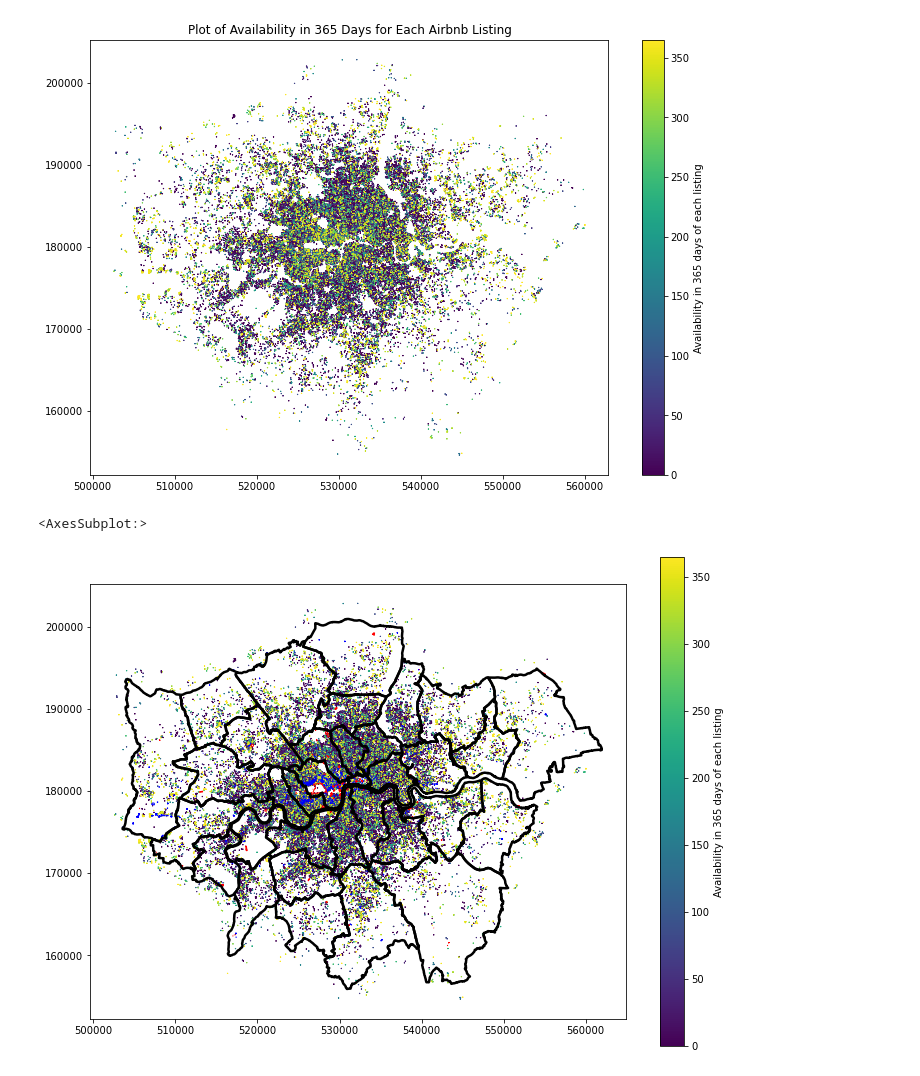
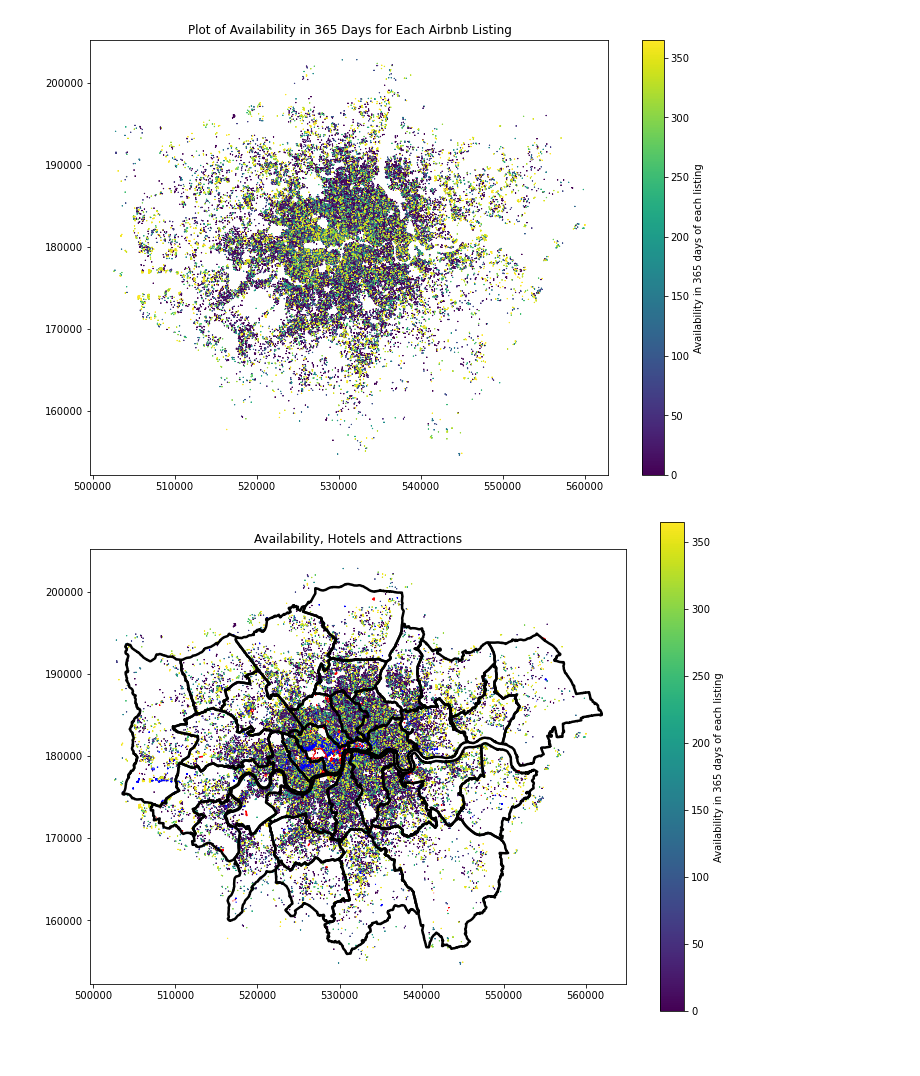
Before and after one commit to ucfnlui/FSDS-CW2-GAGAGAGA-, a Jupyter notebook: Reproducible Analysis/ReproAnalysis.ipynb, the cells around one changed output. Cells and saved outputs as stored; diff of their text form; code cells hidden in the pictures.

```diff
--- a/Reproducible Analysis/ReproAnalysis.ipynb
+++ b/Reproducible Analysis/ReproAnalysis.ipynb
@@ -23,9 +25,9 @@ import shapefile
 # %%
 #Read in data of airbnb listings and london boroughs
-data = pd.read_csv("ucfniul data/listings.csv")
+data = pd.read_csv("http://data.insideairbnb.com/united-kingdom/england/london/2022-09-10/visualisations/listings.csv")
 #print(data.head())
 data.set_index('id', inplace=True)
-london = gpd.read_file("ucfniul data/neighbourhoods.geojson", drivers='GPKG')
+london = gpd.read_file("http://data.insideairbnb.com/united-kingdom/england/london/2022-09-10/visualisations/neighbourhoods.geojson", drivers='GPKG')
 # %%
 #Change the crs and plot london borough to check the data
 print(london.crs)
@@ -53,14 +69,15 @@ gdf.plot()
 # %%
-#Read in hotels location data, change to the same crs and plot
-hotel = gpd.read_file("ucfniul data/hotel.gpkg", drivers='GPKG')
+osm = gpd.read_file('greater-london-latest-free/gis_osm_pois_a_free_1.shp')
+#Extract hotels location data, change to the same crs and plot
+hotel = osm[(osm.fclass == 'hotel')]
 hotel = hotel.to_crs('epsg:27700')
 hotel.plot(edgecolor='green')
 # %% [output]
 <AxesSubplot:>
 [figure]
 # %%
-#Read in attractions location data, change to the same crs and plot
-attractions = gpd.read_file("ucfniul data/attractions.gpkg", drivers='GPKG')
+#Extract attractions location data, change to the same crs and plot
+attractions = osm[(osm.fclass == 'attraction')]
 attractions = attractions.to_crs('epsg:27700')
 attractions.plot(edgecolor='green')
 # %% [output]
@@ -96,16 +113,17 @@ ax.set_title("Plot of Availability in 365 Days for Each Airbnb Listing");
 # %%
 #Put everything together to see if the availability is related to the location of hotels and attractions.
 #This part may also take around 2 minutes to run
 fig, ax = plt.subplots(1,1, figsize=(12,9))
 gdf.plot(marker='*', markersize=0.25,
          column='availability_365', cmap='viridis',
          legend=True, legend_kwds={'label':'Availability in 365 days of each listing'}, ax=ax)
 hotel.plot(edgecolor="blue", facecolor='none', ax=ax)
 attractions.plot(edgecolor="red", facecolor='none', ax=ax)
 london.plot(edgecolor="black", facecolor='none', linewidth=2.5, ax=ax)
+ax.set_title("Availability, Hotels and Attractions")
+plt.savefig('availability, hotels, and attractions.png', dpi=150)
 # %% [output]
-<AxesSubplot:>
-[figure, old version]
+[figure, new version]
 # %%
 ### ucfnply code:
 # %%
```
Also changed, not shown: parts of 3 cells of this notebook, 8 other files.
